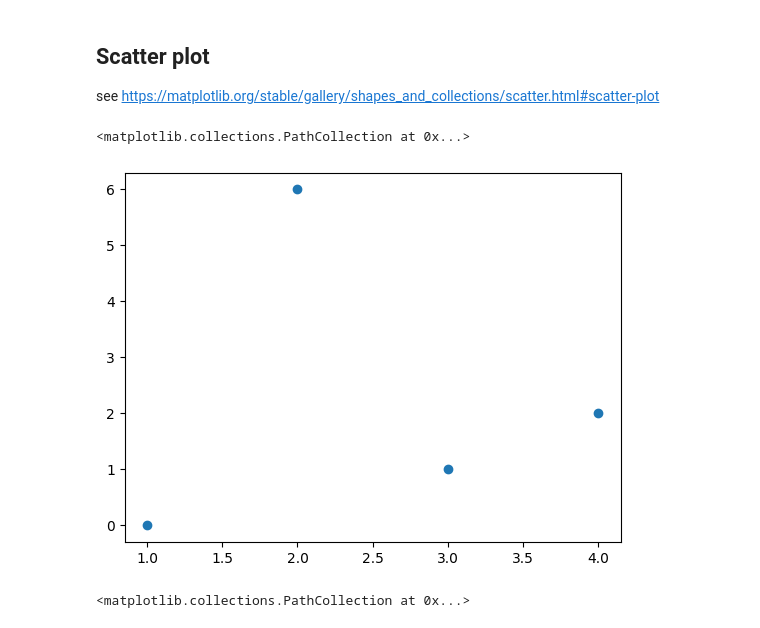
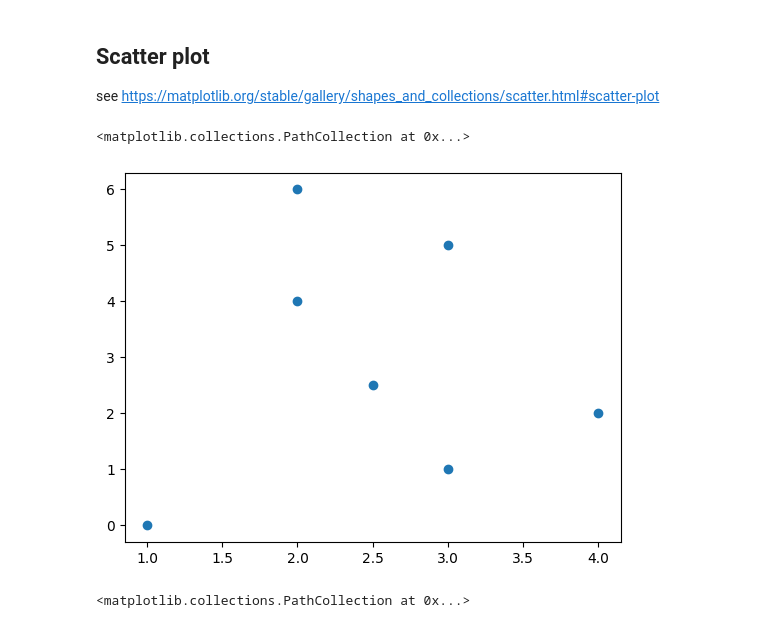
Before and after one commit to jgraber/PythonFriday, a Jupyter notebook: Jupyter/Matplotlib_Diagrams.ipynb, the cells around one changed output. Saved outputs shown, nothing was run; the diff lists cells and outputs as text; code cells hidden in the pictures.

```diff
--- a/Jupyter/Matplotlib_Diagrams.ipynb
+++ b/Jupyter/Matplotlib_Diagrams.ipynb
@@ -45,11 +52,12 @@ ax.pie(sizes, labels=labels)
 ## Scatter plot
 see https://matplotlib.org/stable/gallery/shapes_and_collections/scatter.html#scatter-plot
 # %%
-x = [1, 2, 3, 4]
-y = [0, 6, 1, 2]
+x = [1, 2, 3, 4, 3, 2, 2.5]
+y = [0, 6, 1, 2, 5, 4, 2.5]
 
-plt.scatter(x, y)
+fig, ax = plt.subplots()
+ax.scatter(x, y)
 # %% [output]
 <matplotlib.collections.PathCollection at 0x...>
-[figure, old version]
+[figure, new version]
 # %%
```
Also changed, not shown: parts of 12 cells of this notebook.
